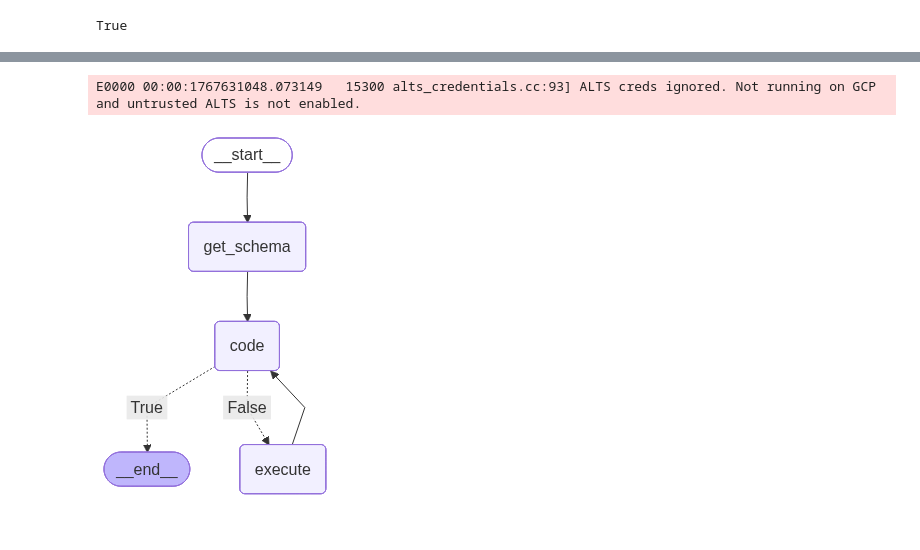
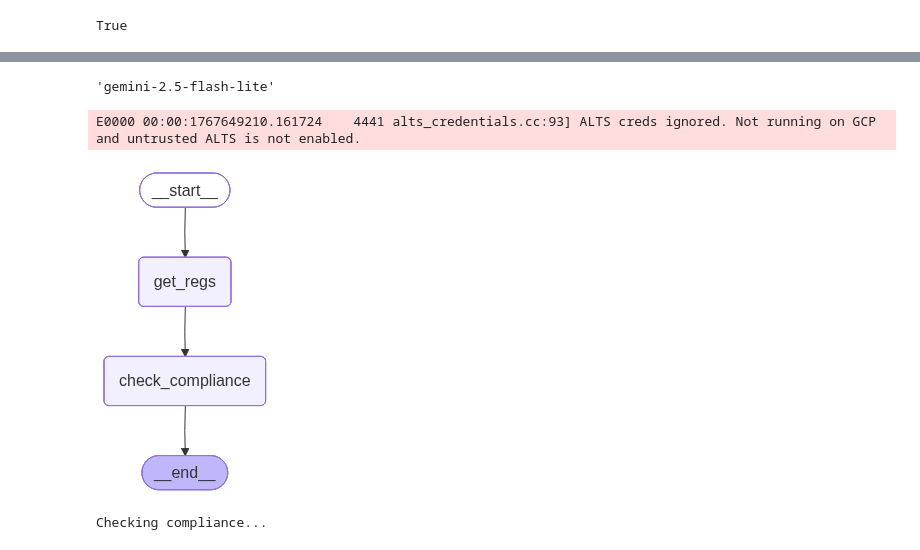
Before and after one commit to AdrianDonohoe/agentic-labs, a Jupyter notebook: CA3.ipynb, the cells around one changed output, grey strips where cells are left out. Saved outputs shown, nothing was run; the diff lists cells and outputs as text; code cells hidden in the pictures.

Commit message:
CA3 regs loaded in state from subgraph and passed to check compliance

```diff
--- a/CA3.ipynb
+++ b/CA3.ipynb
@@ -74,6 +24,10 @@ except Exception as e:
+# %%
+os.getenv("GOOGLE_API_MODEL")
+# %% [output]
+'gemini-2.5-flash-lite'
 # %%
 llm = ChatGoogleGenerativeAI(
-    # model=os.getenv("GOOGLE_API_MODEL"),
+    #model=os.getenv("GOOGLE_API_MODEL"),
     model="gemini-2.5-flash",
     temperature=0)
 
@@ -83,10 +37,11 @@ class QueryState(BaseModel):
     messages: Annotated[list[AnyMessage], add_messages]
     database_name: str
 
+class GDPRState(BaseModel):
+    messages: Annotated[list[AnyMessage], add_messages]
+    regs_loaded: bool = Field(default=False, description="Flag indicating if GDPR regulations have been loaded.")
+
 # TOOLS
-import os, subprocess, sys, contextlib, io, json
-from codeact_db import select, insert_or_update, get_db_schema
-
 @tool
 def execute_code(code: str = Field(description="Code to be executed."),
                  state: Annotated[QueryState, InjectedState] = None
@@ -121,37 +76,84 @@ def execute_code(code: str = Field(description="Code to be executed."),
 
 
 
 # NODES
 def get_schema_node(state: QueryState) -> dict:
 
     schema = get_db_schema(state.database_name)
     message = AIMessage(content=f"<SCHEMA>:\n {json.dumps(schema)} \n</SCHEMA>\n")
     return {"messages": [message]}
 
 
 def execute_code_node(state: QueryState) -> dict:
 
     result = llm.bind_tools(tools=[execute_code]).invoke(state.messages)
     return {"messages": result}
 
-# GRAPH
+# SUBGRAPH
 graph = StateGraph(QueryState)
 graph.add_node("get_schema", get_schema_node)
 graph.add_node("code", execute_code_node)
 graph.add_node("execute", ToolNode(tools=[execute_code]))
 
 graph.add_edge(START, "get_schema")
 graph.add_edge("get_schema", "code")
 graph.add_conditional_edges("code", lambda state: state.messages[-1].tool_calls == [],
                             path_map={True: END, False: "execute"})
 graph.add_edge("execute", "code")
 
 # compile graph
 query_graph = graph.compile()
-query_graph
+#query_graph
+
+#MAIN GRAPH NODES
+def get_regs(state: GDPRState) -> dict:
+    if not state.regs_loaded:
+        #invokde subgraph to load regs
+        msgs = [SystemMessage(content="""
+            You are an expert Python programmer and database analyst.
+            You are a CodeAct agent for interacting with a database.
+            You MUST use these functions to interact with the database:
+                - select(query: str, parameters: Sequence[Any] | None = None)
+                - insert_or_update(query: str, parameters: Sequence[Any] | None = None)
+            Read the Schema provided to understand the database structure.
+        """),
+            HumanMessage(content="""Get all the sections""")]
+        subgraph_state = QueryState(messages=msgs, database_name=DB_FILE)
+        result = query_graph.invoke(subgraph_state)
+        #state.messages.extend(result['messages'][-1].content)
+        state.regs_loaded = True
+        return {"messages": result['messages'][-1], "regs_loaded": state.regs_loaded}
+    else:
+        return {"messages": state.messages, "regs_loaded": state.regs_loaded}
+
+def check_compliance(state: GDPRState) -> dict:
+    #invoke to check compliance
+    #msgs = state.messages + [HumanMessage(content="Check if the following email contents is compliant with GDPR: ...")]
+    print('Checking compliance...')
+
+#MAIN GRAPH
+main_graph = StateGraph(GDPRState)
+main_graph.add_node("get_regs", get_regs)
+main_graph.add_node("check_compliance", check_compliance)
+main_graph.add_edge(START, "get_regs")
+main_graph.add_edge("get_regs", "check_compliance")
+main_graph.add_edge("check_compliance", END)
+
+# compile main graph
+gdpr_graph = main_graph.compile()
+#gdpr_graph
+gdpr_graph
 # %% [output]
-E0000 00:00:1767631048.073149   15300 alts_credentials.cc:93] ALTS creds ignored. Not running on GCP and untrusted ALTS is not enabled.
+E0000 00:00:1767649210.161724    4441 alts_credentials.cc:93] ALTS creds ignored. Not running on GCP and untrusted ALTS is not enabled.
-[figure, old version]
+[figure, new version]
+# %%
+# messages to invoke main graph
+instruction_message = '''Load the GDPR regulations from the database and check if the following email content is compliant with GDPR: {email}
+'''
+messages = [SystemMessage(content="You are an expert in GDPR compliance."), HumanMessage(content=instruction_message.format(email="Dear user, we have updated our privacy policy. By continuing to use our services, you agree to the new terms."))]
+result = gdpr_graph.invoke(GDPRState(messages=messages, regs_loaded=False))
+# %% [output]
+Checking compliance...
 # %%
 messages = [SystemMessage(content="""
 You are an expert Python programmer and database analyst.
```
Also changed, not shown: parts of 4 cells of this notebook, 1 other file.
